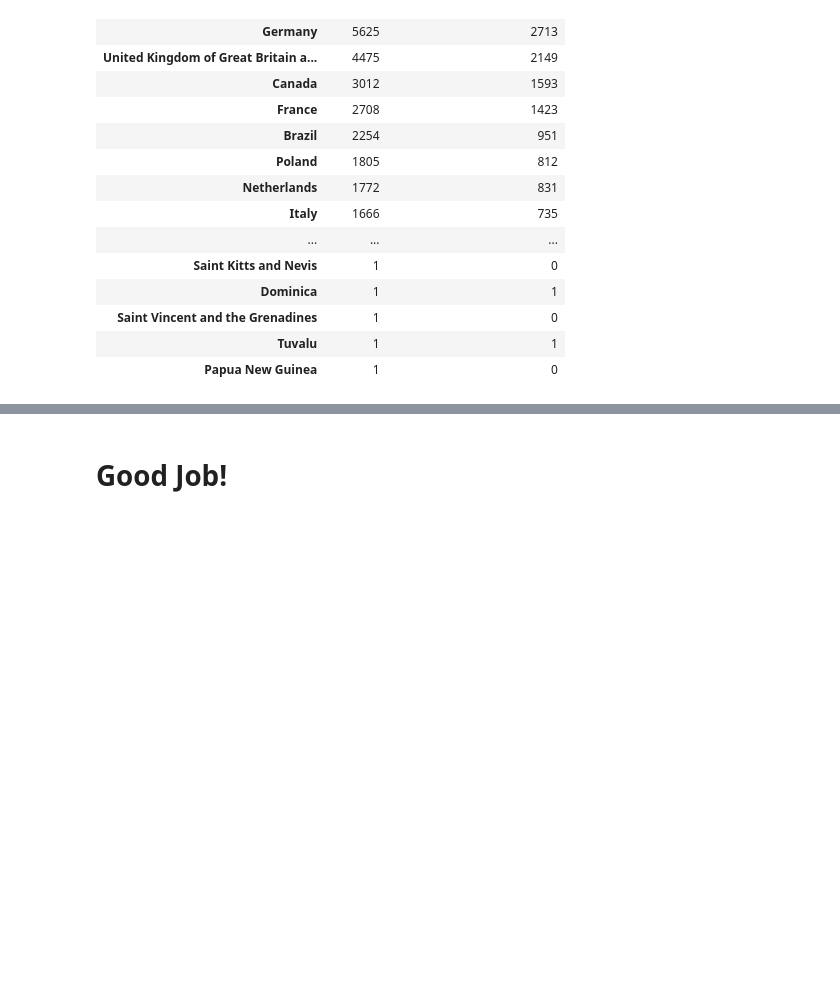
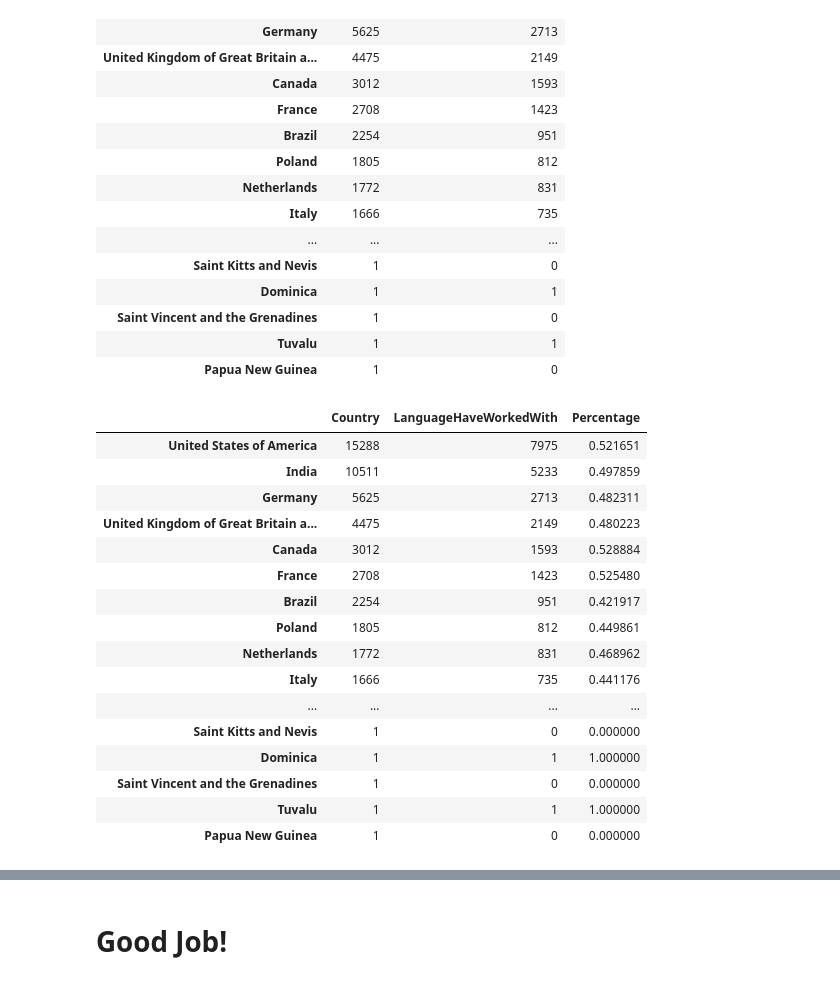
Before and after one commit to aayushkananu/Data-Science-Project, a Jupyter notebook: First_Project.ipynb, the cells around one changed output, grey strips where cells are left out. Saved outputs shown, nothing was run; the diff lists cells and outputs as text; code cells hidden in the pictures; blank space fills up the shorter version.

```diff
--- a/First_Project.ipynb
+++ b/First_Project.ipynb
@@ -333,6 +333,25 @@ python_df
 | Papua New Guinea | 1 | 0 |
 # %%
 #Add a new feature called percentage
-python_df['Percentage'] = python_df['LanguageHaveWorkedWith'] / python_df[]
+python_df['Percentage'] = python_df['LanguageHaveWorkedWith'] / python_df['Country']
+python_df
+# %% [output]
+|  | Country | LanguageHaveWorkedWith | Percentage |
+| United States of America | 15288 | 7975 | 0.521651 |
+| India | 10511 | 5233 | 0.497859 |
+| Germany | 5625 | 2713 | 0.482311 |
+| United Kingdom of Great Britain a... | 4475 | 2149 | 0.480223 |
+| Canada | 3012 | 1593 | 0.528884 |
+| France | 2708 | 1423 | 0.525480 |
+| Brazil | 2254 | 951 | 0.421917 |
+| Poland | 1805 | 812 | 0.449861 |
+| Netherlands | 1772 | 831 | 0.468962 |
+| Italy | 1666 | 735 | 0.441176 |
+| ... | ... | ... | ... |
+| Saint Kitts and Nevis | 1 | 0 | 0.000000 |
+| Dominica | 1 | 1 | 1.000000 |
+| Saint Vincent and the Grenadines | 1 | 0 | 0.000000 |
+| Tuvalu | 1 | 1 | 1.000000 |
+| Papua New Guinea | 1 | 0 | 0.000000 |
 # %%
 python_df.head(5)
```
Also changed, not shown: parts of 3 cells of this notebook.
